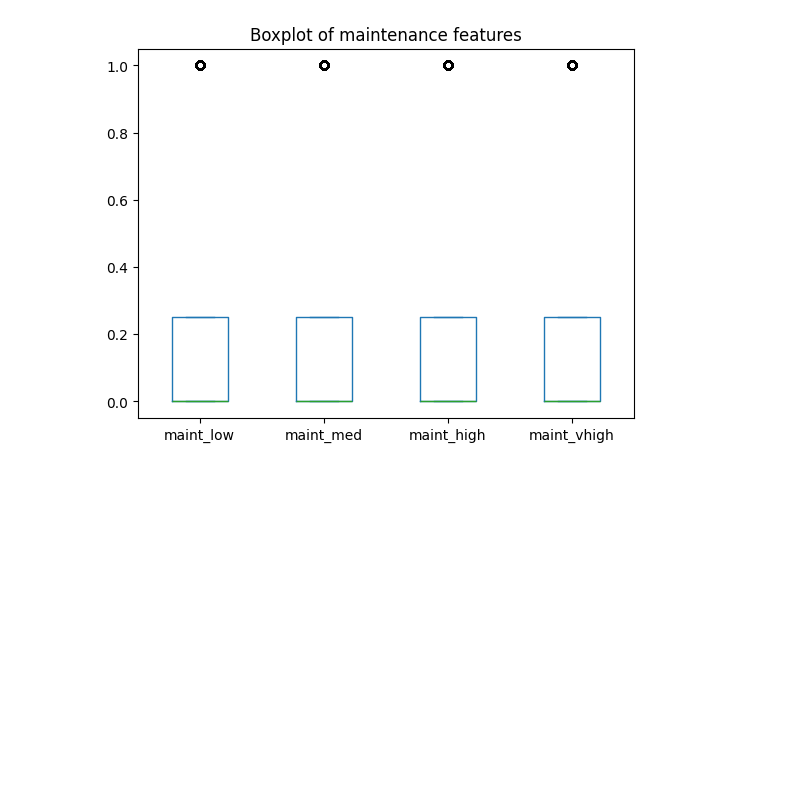
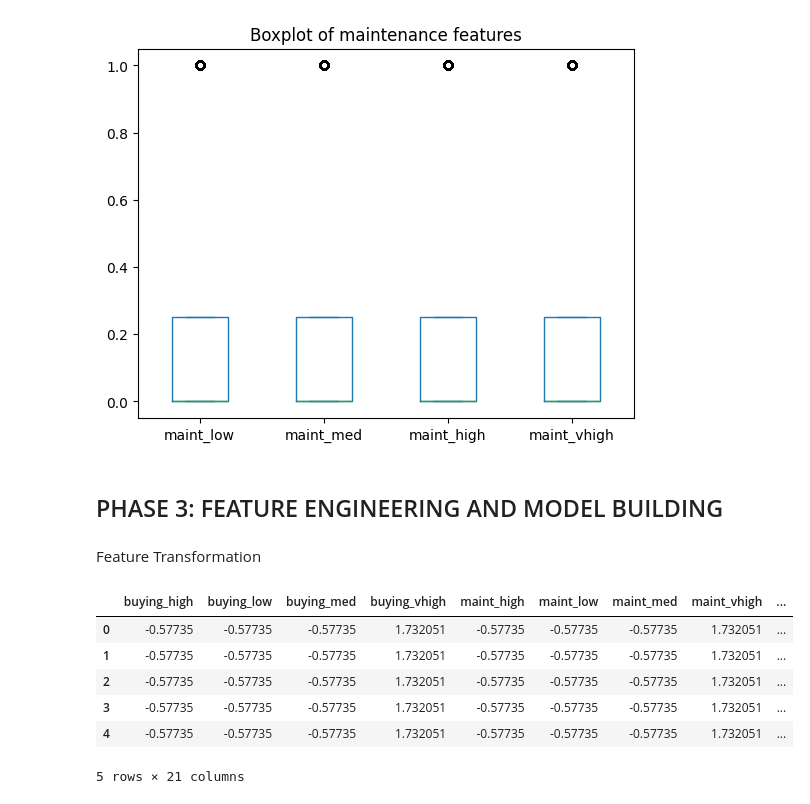
Before and after one commit to amirabaraya/Topics-in-Intelligent-Systems, a Jupyter notebook: car_evaluation.ipynb, the cells around one changed output. Cells and saved outputs as stored; diff of their text form; code cells hidden in the pictures; blank space fills up the shorter version.

Commit message:
Added Feature Engineering

```diff
--- a/car_evaluation.ipynb
+++ b/car_evaluation.ipynb
@@ -197,3 +186,20 @@ plt.show()
 ax = enc_df[['maint_low','maint_med','maint_high','maint_vhigh']].plot(kind='box', title='Boxplot of maintenance features')
 # %% [output]
 [figure]
+# %% [markdown]
+## PHASE 3: FEATURE ENGINEERING AND MODEL BUILDING
+# %% [markdown]
+Feature Transformation
+# %%
+scaler = StandardScaler()
+X_scaled = scaler.fit_transform(enc_df)
+X_scaled_df = pd.DataFrame(X_scaled, columns=enc_df.columns)
+X_scaled_df.head()
+# %% [output]
+|  | buying_high | buying_low | buying_med | buying_vhigh | maint_high | maint_low | maint_med | maint_vhigh | ... |
+| 0 | -0.57735 | -0.57735 | -0.57735 | 1.732051 | -0.57735 | -0.57735 | -0.57735 | 1.732051 | ... |
+| 1 | -0.57735 | -0.57735 | -0.57735 | 1.732051 | -0.57735 | -0.57735 | -0.57735 | 1.732051 | ... |
+| 2 | -0.57735 | -0.57735 | -0.57735 | 1.732051 | -0.57735 | -0.57735 | -0.57735 | 1.732051 | ... |
+| 3 | -0.57735 | -0.57735 | -0.57735 | 1.732051 | -0.57735 | -0.57735 | -0.57735 | 1.732051 | ... |
+| 4 | -0.57735 | -0.57735 | -0.57735 | 1.732051 | -0.57735 | -0.57735 | -0.57735 | 1.732051 | ... |
+5 rows × 21 columns
```
Also changed, not shown: parts of 12 cells of this notebook.
